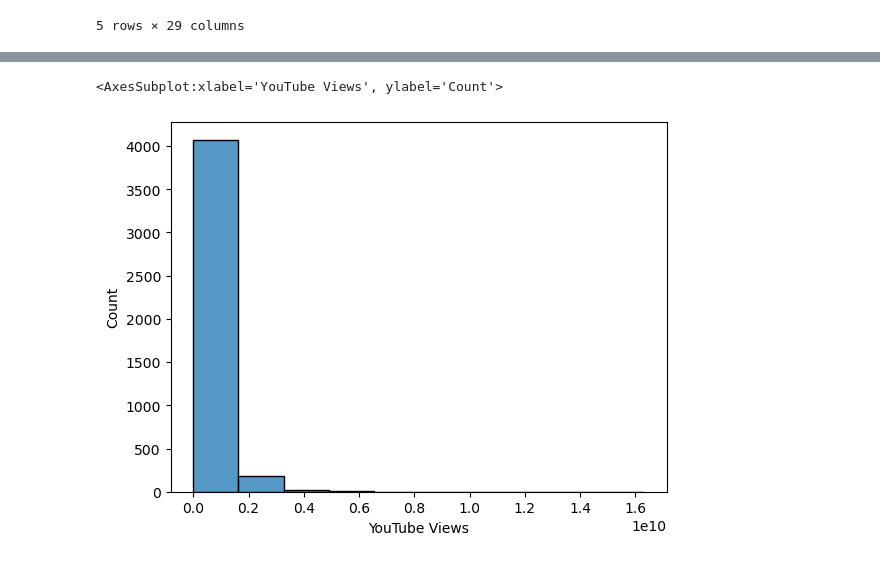
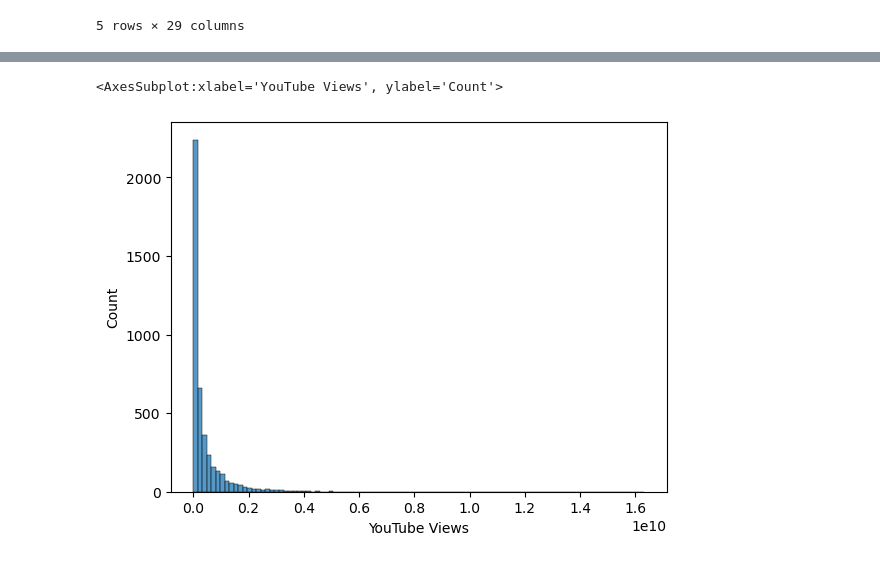
Before and after one commit to Charred-Baguette/AI-AT-CCIC, a Jupyter notebook: Semester 1/Spotify/Spotify 2024.ipynb, the cells around one changed output, grey strips where cells are left out. Drawn from its saved outputs; the diff is of its cells as text; code cells hidden in the pictures.

```diff
--- a/Semester 1/Spotify/Spotify 2024.ipynb
+++ b/Semester 1/Spotify/Spotify 2024.ipynb
@@ -72,5 +103,5 @@ AttributeError: Can only use .str accessor with string values!
 # %%
-sb.histplot(data=df,x="YouTube Views", bins=10)
+sb.histplot(data=df,x="YouTube Views", bins=100)
 # %% [output]
 <AxesSubplot:xlabel='YouTube Views', ylabel='Count'>
-[figure, old version]
+[figure, new version]
```
Also changed, not shown: parts of 8 cells of this notebook.
